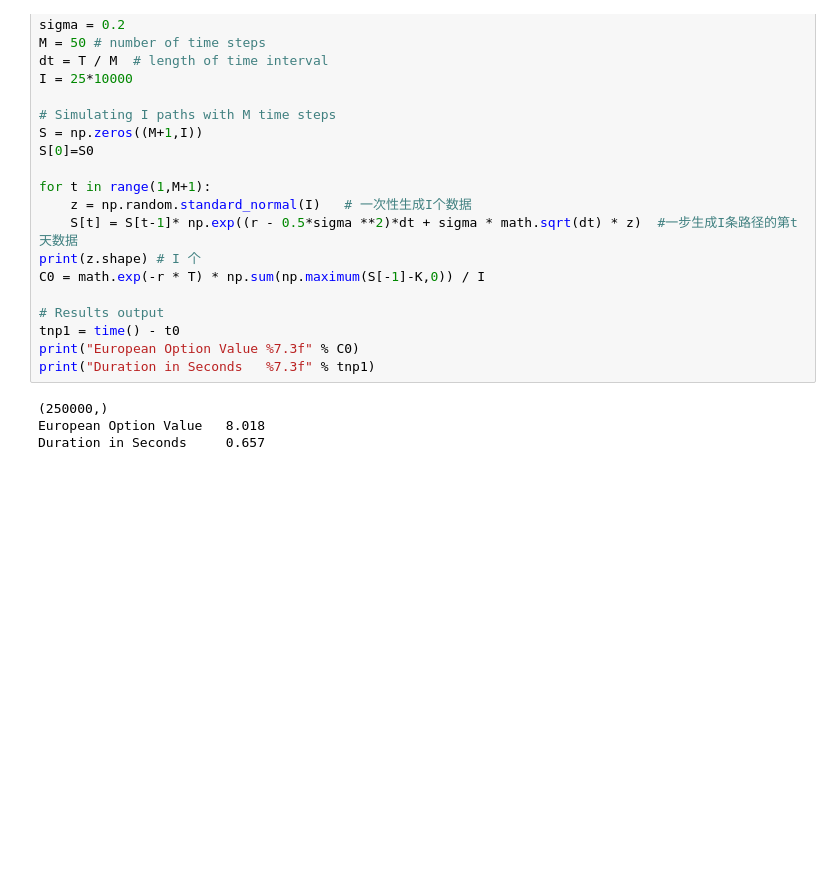
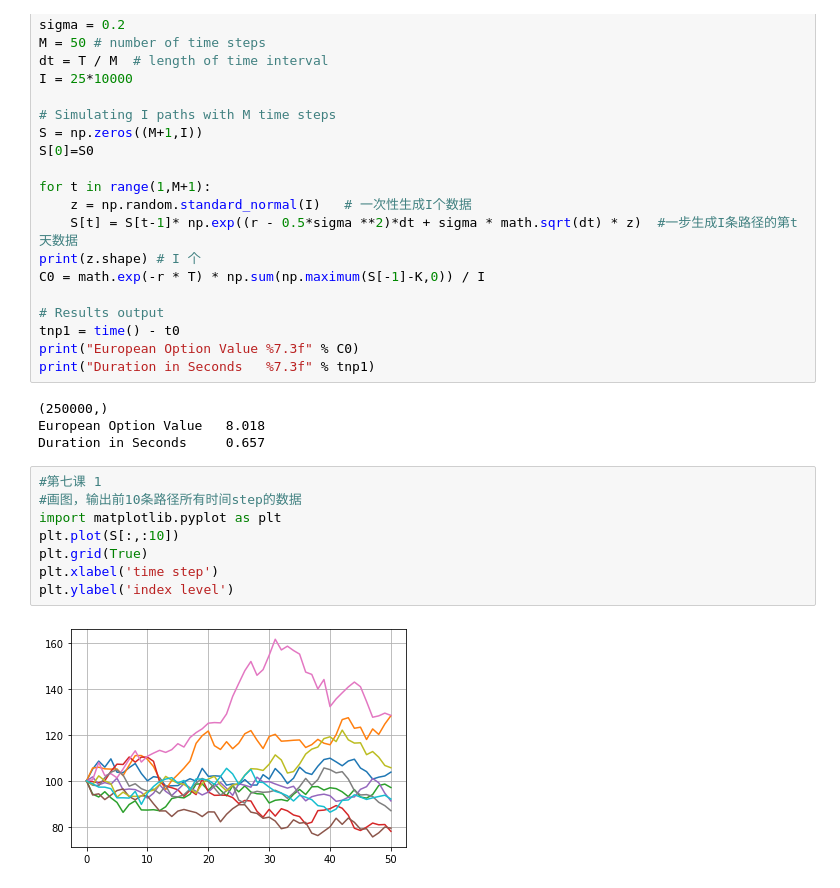
Before and after one commit to ggwhsd/PythonPractice, a Jupyter notebook: QuantPractice/金融python学习.ipynb, the cells around one changed output. Drawn from its saved outputs; the diff is of its cells as text; blank space fills up the shorter version.

```diff
--- a/QuantPractice/金融python学习.ipynb
+++ b/QuantPractice/金融python学习.ipynb
@@ -252,3 +252,13 @@ print("Duration in Seconds   %7.3f" % tnp1)
 (250000,)
 European Option Value   8.018
 Duration in Seconds     0.657
+# %%
+#第七课 1
+#画图，输出前10条路径所有时间step的数据
+import matplotlib.pyplot as plt
+plt.plot(S[:,:10])
+plt.grid(True)
+plt.xlabel('time step')
+plt.ylabel('index level')
+# %% [output]
+[figure, added]
```
Also changed, not shown: parts of 4 cells of this notebook.
